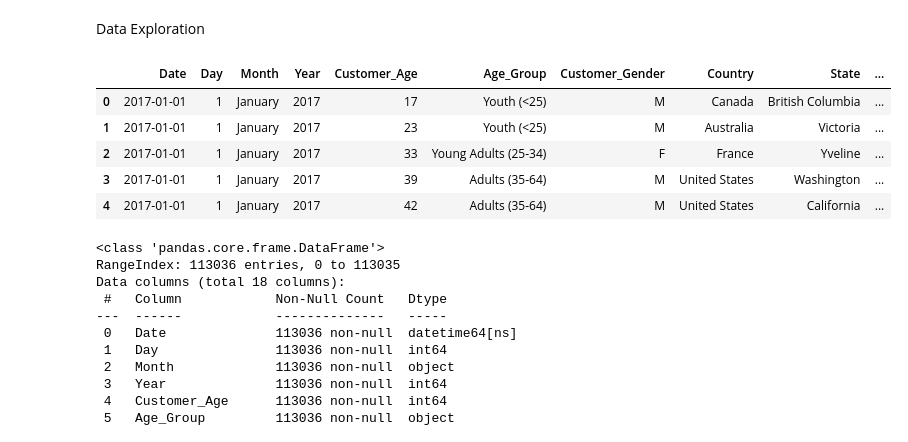
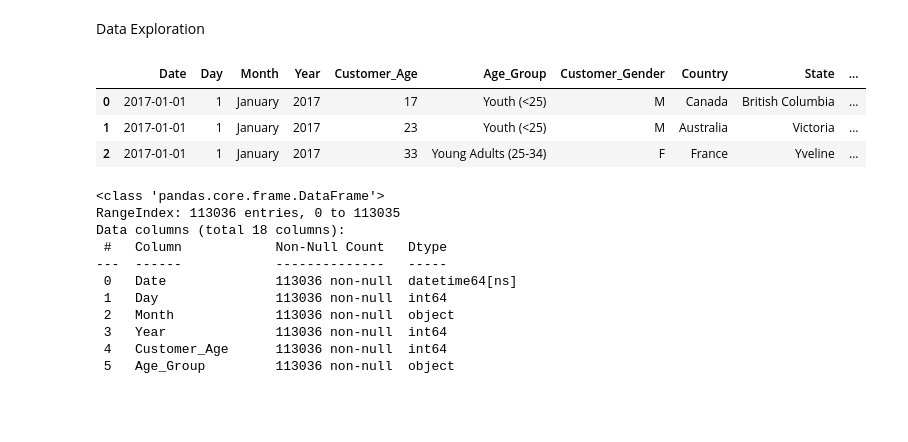
Before and after one commit to ZiriaNantaba/DataMining-Modelling-Analytics, a Jupyter notebook: Exam Ziria Nantaba B26281.ipynb, the cells around one changed output. Cells and saved outputs as stored; diff of their text form; code cells hidden in the pictures; blank space fills up the shorter version.

```diff
--- a/Exam Ziria Nantaba B26281.ipynb
+++ b/Exam Ziria Nantaba B26281.ipynb
@@ -27,19 +27,17 @@ with warnings.catch_warnings():
     warnings.filterwarnings("ignore")
 # %%
 # Loading the dataset "Bike_Sales.xlsx" file into a pandas DataFrame
-bike_sales = pd.read_excel("Bike_Sales.xlsx")
+bike_sales = pd.read_excel("bike_Sales.xlsx")
 # %% [markdown]
 Data Exploration
 # %%
 # Getting an overview of the data
-bike_sales.head()
+bike_sales.head(3)
 # %% [output]
 |  | Date | Day | Month | Year | Customer_Age | Age_Group | Customer_Gender | Country | State | ... |
 | 0 | 2017-01-01 | 1 | January | 2017 | 17 | Youth (<25) | M | Canada | British Columbia | ... |
 | 1 | 2017-01-01 | 1 | January | 2017 | 23 | Youth (<25) | M | Australia | Victoria | ... |
 | 2 | 2017-01-01 | 1 | January | 2017 | 33 | Young Adults (25-34) | F | France | Yveline | ... |
-| 3 | 2017-01-01 | 1 | January | 2017 | 39 | Adults (35-64) | M | United States | Washington | ... |
-| 4 | 2017-01-01 | 1 | January | 2017 | 42 | Adults (35-64) | M | United States | California | ... |
 # %%
 # Basic information about data/variable types
 bike_sales.info()
```
Also changed, not shown: parts of 22 cells of this notebook.
